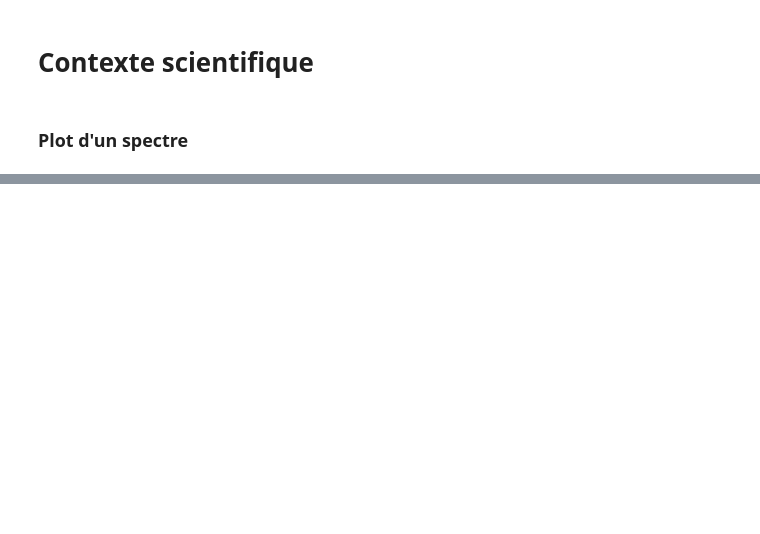
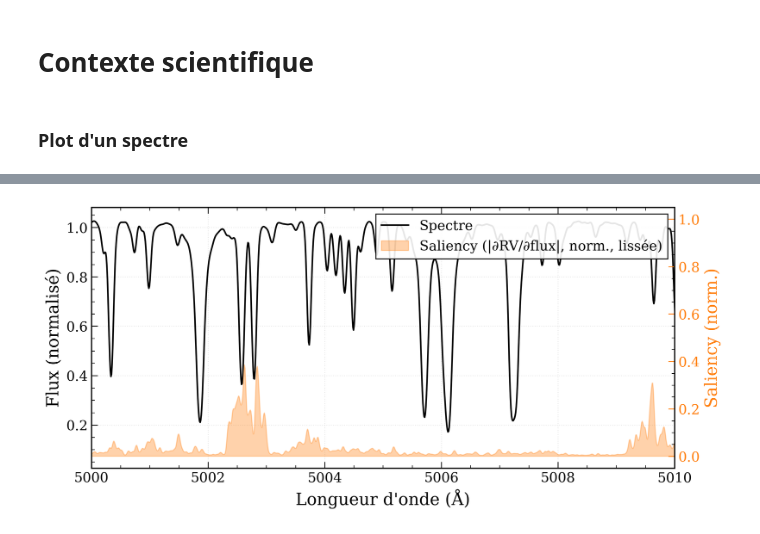
Before and after one commit to theollop/exoplanets_llopis_mary_2025, a Jupyter notebook: notebooks/plots_rapport.ipynb, the cells around one changed output, grey strips where cells are left out. Saved outputs shown, nothing was run; the diff lists cells and outputs as text; code cells hidden in the pictures; blank space fills up the shorter version.

```diff
--- a/notebooks/plots_rapport.ipynb
+++ b/notebooks/plots_rapport.ipynb
@@ -156,0 +408,91 @@ plt.show()
+# %%
+from src.dataset import generate_collate_fn
+from torch.utils.data import DataLoader
+import torch
+import numpy as np
+import matplotlib.pyplot as plt
+import os
+
+# Préparer DataLoader
+collate_fn = generate_collate_fn(ckpt_dset)
+dataloader = DataLoader(ckpt_dset, batch_size=32, shuffle=True, collate_fn=collate_fn)
+
+# Modèle en évaluation sur CPU
+ckpt_model.eval()
+device = torch.device("cpu")
+ckpt_model.to(device)
+
+# Récupérer un batch et un spectre quelconque
+batch = next(iter(dataloader))
+batch_yobs, batch_yaug, batch_voffset_true, batch_wavegrid, *_ = batch
+batch_yobs = batch_yobs.to(device)
+batch_wavegrid = batch_wavegrid.to(device)
+
+idx = 0  # on prend le premier spectre du batch
+y = batch_yobs[idx:idx+1].detach().clone().requires_grad_(True)  # [1, P]
+wave = batch_wavegrid[idx].detach().cpu().numpy()
+
+# Passage par la tête RV (rvestimator) et estimation RV
+ckpt_model.zero_grad()
+robs = y - ckpt_model.b_obs.unsqueeze(0).to(y.device)  # x d'entrée de la tête RV
+v_pred = ckpt_model.rvestimator(robs)  # [1]
+rv_value = float(v_pred.detach().cpu().numpy()[0])
+
+# Saliency: |d(RV)/d(flux)| par pixel
+v_pred.sum().backward()
+saliency = y.grad.detach().cpu().numpy()[0]
+saliency = np.abs(saliency)
+
+# --- Lissage léger de la saliency (Gaussien) ---
+# sigma en pixels (ajuste si nécessaire)
+sigma_pix = 2.0
+if sigma_pix is not None and sigma_pix > 0:
+    win = int(max(3, int(8 * sigma_pix) + 1))
+    x = np.arange(win) - (win - 1) / 2.0
+    kern = np.exp(-(x ** 2) / (2.0 * sigma_pix ** 2))
+    kern = kern / np.sum(kern)
+    saliency = np.convolve(saliency, kern, mode="same")
+
+# Renormaliser pour affichage
+if np.max(saliency) > 0:
+    saliency = saliency / np.max(saliency)
+
+spectrum = y.detach().cpu().numpy()[0]
+
+# Tracé: spectre + saliency (normalisée) sur la même figure
+# Désactiver temporairement LaTeX pour cette figure pour éviter les erreurs de rendu
+with plt.rc_context({"text.usetex": False}):
+    fig, ax1 = plt.subplots(figsize=(10, 4.5))
+    ax1.plot(wave, spectrum, color="black", label="Spectre")
+    ax1.set_xlabel("Longueur d'onde (Å)")
+    ax1.set_ylabel("Flux (normalisé)")
+    ax1.grid(True, alpha=0.3)
+
+    ax2 = ax1.twinx()
+    ax2.fill_between(
+        wave,
+        0,
+        saliency,
+        color="tab:orange",
+        alpha=0.35,
+        label="Saliency (|∂RV/∂flux|, norm., lissée)",
+    )
+    ax2.set_ylabel("Saliency (norm.)", color="tab:orange")
+    ax2.tick_params(axis="y", colors="tab:orange")
+
+    # Légende combinée
+    lines1, labels1 = ax1.get_legend_handles_labels()
+    lines2, labels2 = ax2.get_legend_handles_labels()
+    ax1.legend(lines1 + lines2, labels1 + labels2, loc="upper right")
+
+    # ASCII-only title to be safe
+    # ax1.set_title(f"RV estimee = {rv_value:.2f} m/s + saliency map (sigma={sigma_pix})")
+    ax1.set_xlim(5000, 5010)
+
+    # Sauvegarde optionnelle
+    outdir = "./plots_rapport/aestra"
+    os.makedirs(outdir, exist_ok=True)
+    plt.savefig("./plots_rapport/contexte_scientifique/spectrum_with_saliency.png", dpi=300)
+    plt.show()
+# %% [output]
+[figure, added]
```
Also changed, not shown: parts of 13 cells of this notebook, 3 other files.
